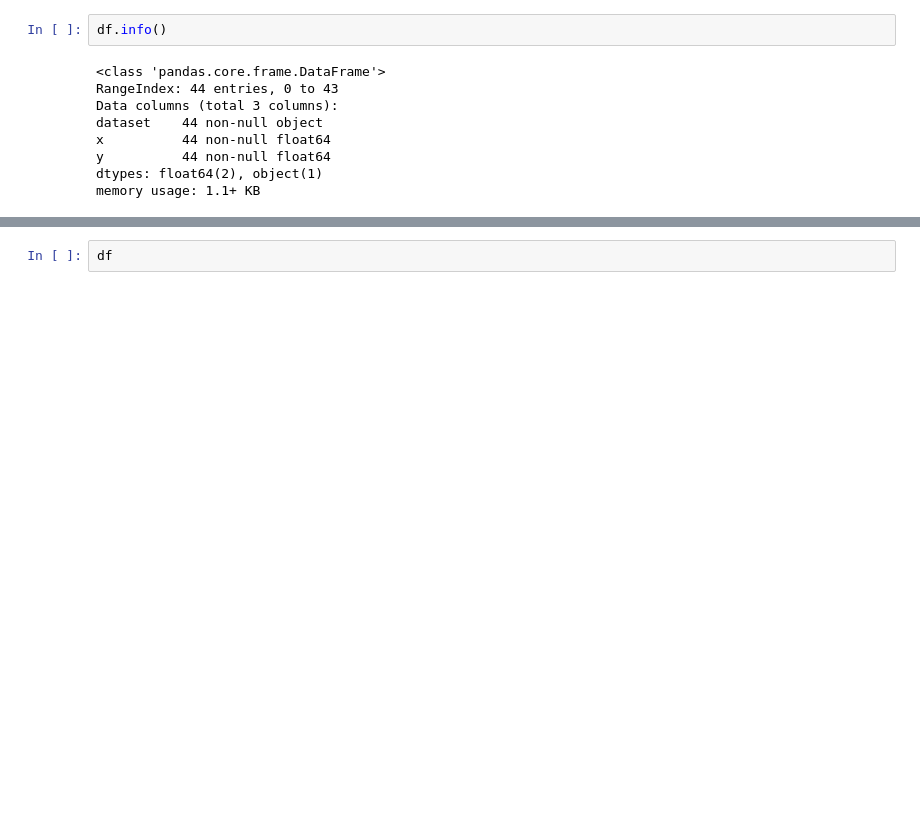
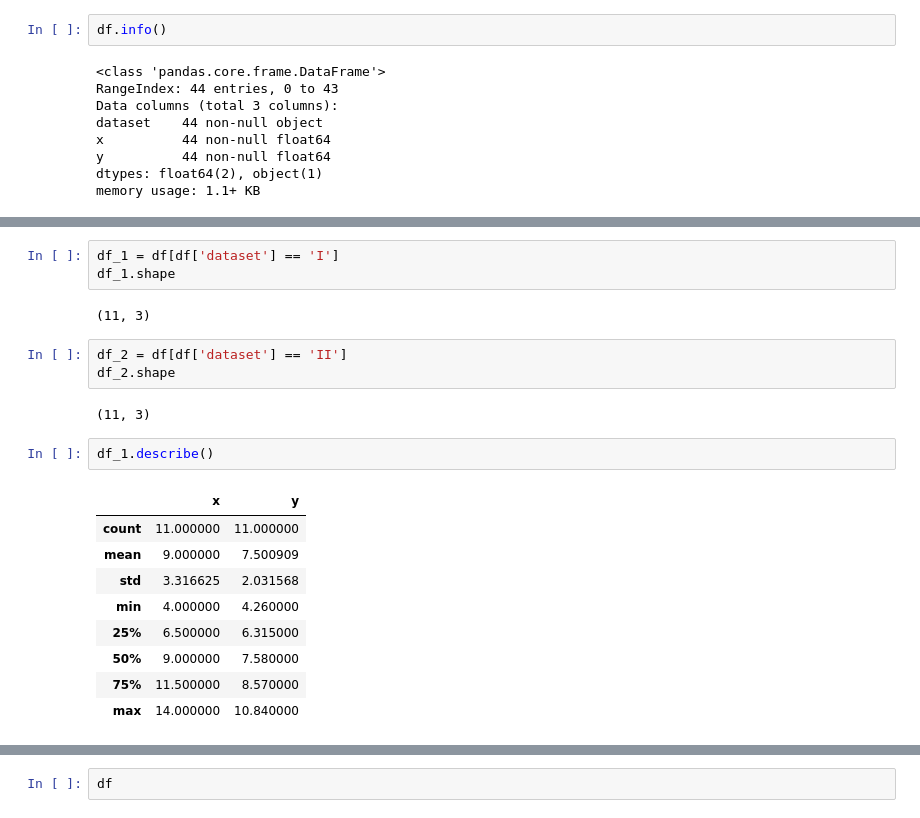
Before and after one commit to corazzon/TIL, a Jupyter notebook: notebook/Anscombe_s_quartet.ipynb, the cells around one changed output, grey strips where cells are left out. Saved outputs shown, nothing was run; the diff lists cells and outputs as text; blank space fills up the shorter version.

Commit message:
describe dataset

```diff
--- a/notebook/Anscombe_s_quartet.ipynb
+++ b/notebook/Anscombe_s_quartet.ipynb
@@ -24,0 +33,22 @@ memory usage: 1.1+ KB
+# %%
+df_1 = df[df['dataset'] == 'I']
+df_1.shape
+# %% [output]
+(11, 3)
+# %%
+df_2 = df[df['dataset'] == 'II']
+df_2.shape
+# %% [output]
+(11, 3)
+# %%
+df_1.describe()
+# %% [output]
+|  | x | y |
+| count | 11.000000 | 11.000000 |
+| mean | 9.000000 | 7.500909 |
+| std | 3.316625 | 2.031568 |
+| min | 4.000000 | 4.260000 |
+| 25% | 6.500000 | 6.315000 |
+| 50% | 9.000000 | 7.580000 |
+| 75% | 11.500000 | 8.570000 |
+| max | 14.000000 | 10.840000 |
```
Also changed, not shown: parts of 2 cells of this notebook.
